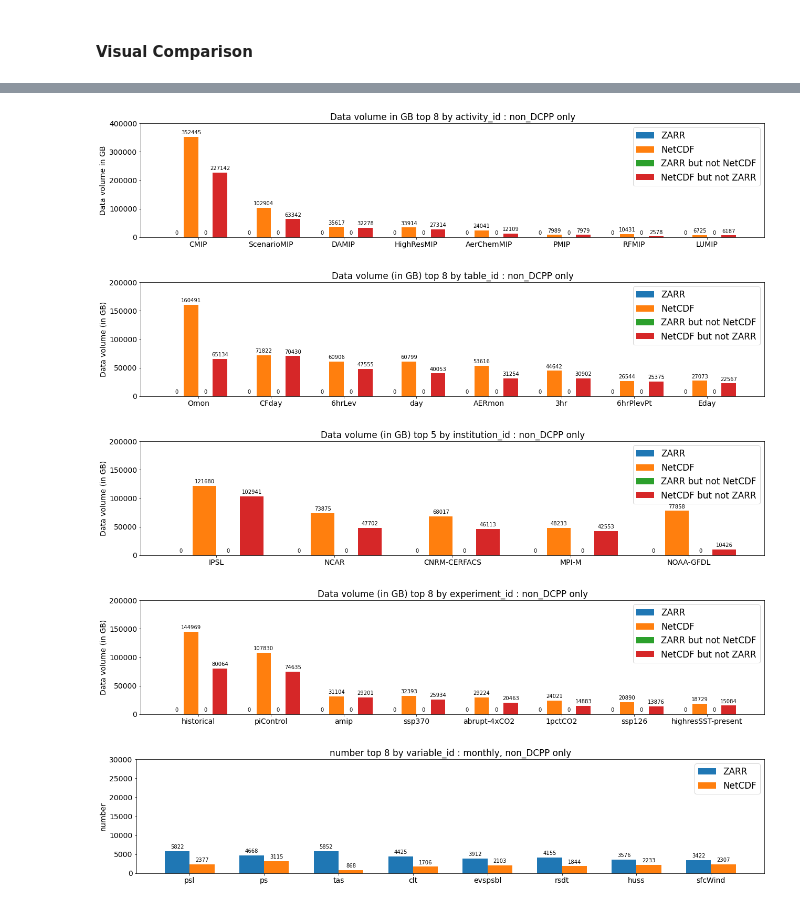
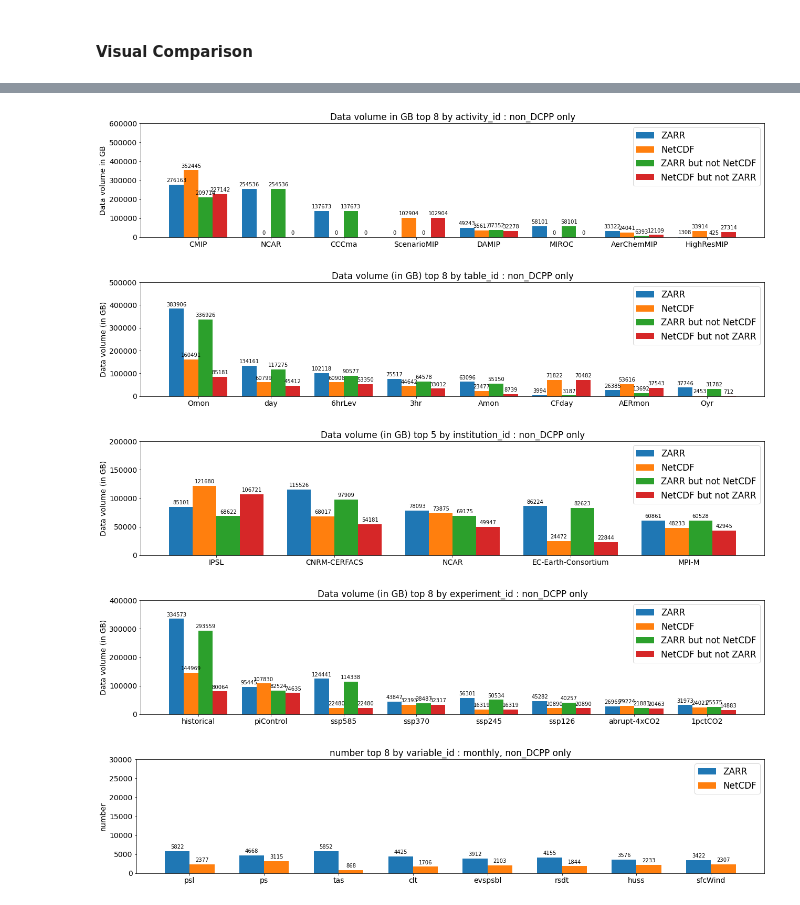
Before and after one commit to aradhakrishnanGFDL/gfdl-aws-analysis, a Jupyter notebook: examples/a1r-CompareAWS-NCvsZarr.ipynb, the cells around one changed output, grey strips where cells are left out. Drawn from its saved outputs; the diff is of its cells as text; code cells hidden in the pictures.

Commit message:
size comparison incorporated, uses dd and parquet

```diff
--- a/examples/a1r-CompareAWS-NCvsZarr.ipynb
+++ b/examples/a1r-CompareAWS-NCvsZarr.ipynb
@@ -216,3 +149,0 @@ dnetcdf['activity_id'] = dnetcdf.apply(lambda row: row.zstore.split('s3://esgf-w
-# %%
-#dnetcdf['vstore'] = dnetcdf.apply(lambda row: '/'.join((row.path.split('s3://esgf-world/CMIP6')[-1].split('/')[0:-1])), axis = 1)
-dnetcdf['vstore'] = dnetcdf.apply(lambda row: '/'.join((row.zstore,row.version)), axis = 1)
@@ -229,3 +150,12 @@ dNC = dnetcdf[dnetcdf.activity_id != 'DCPP']
+# %%
+dnetcdf['activity_id'] = dnetcdf.apply(lambda row: row.zstore.split('s3://esgf-world/CMIP6')[-1].split('/')[1], axis = 1)
+dnetcdf = dnetcdf.rename(columns={"mip_table": "table_id","institute":"institution_id","variable":"variable_id"})
+dzarr['activity_id'] = dzarr.apply(lambda row: row.zstore.split('s3://cmip6-pds/CMIP6')[-1].split('/')[1], axis = 1)
+dcpp_nc = len(dnetcdf[dnetcdf.activity_id == 'DCPP'])
+dcpp_zarr = len(dzarr[dzarr.activity_id == 'DCPP'])
+#We are not accounting for DCPP at this time since the definition of a dataset is yet to be determined here.
+dZR = dzarr[dzarr.activity_id != 'DCPP']
+dNC = dnetcdf[dnetcdf.activity_id != 'DCPP']
 # %%
 m = dZR.merge(dNC, on='zstore', how='outer', suffixes=['', '_'], indicator=True)
 dnot_NC = m[m._merge=='left_only']
@@ -234,22 +164,14 @@ m = dZR.merge(dNC, on='zstore', how='outer', suffixes=['_', ''], indicator=True)
 dnot_ZR = m[m._merge=='right_only']
 
 dZRnNC = dnot_NC[['activity_id', 'institution_id', 'source_id', 'experiment_id',
-       'member_id', 'table_id', 'variable_id', 'grid_label', 'zstore',
-       'dcpp_init_year', 'version', 'status', 'severity', 'issue_url',
+       'member_id', 'table_id', 'variable_id', 'grid_label', 'zstore','version',
        'vstore','size']]
 
 dNCnZR = dnot_ZR[['activity_id', 'institution_id', 'source_id', 'experiment_id',
-       'member_id', 'table_id', 'variable_id', 'grid_label', 'zstore',
-       'dcpp_init_year', 'version', 'status', 'severity', 'issue_url',
+       'member_id', 'table_id', 'variable_id', 'grid_label', 'zstore','version',
        'vstore','size']]
 
-'''
-print('For all activities other than DCPP:')
-print('AWS-zarr:  ', len(dZR),'datasets')
-print('AWS-netcdf:', len(dNC),'datasets')
-print('zarrs with no matching netcdfs:',len(dZRnNC),'datasets')
-print('netcdfs with no matching zarrs: ',len(dNCnZR),'datasets')
-'''
+
 aws_zarr= len(dZR)
 aws_nc = len(dNC)
 zarr_MissingNC = len(dZRnNC)
@@ -315,7 +232,7 @@ def autolabel(ax,rects):
                     textcoords="offset points",
                     ha='center', va='bottom',fontsize=10)
 # %%
-def plot_facet(df_dict,facet='table_id',top_n=8,ymax=300000,ylabel='number',title_add='',units='g'):
+def plot_facet(df_dict,facet='table_id',top_n=8,ymax=300000,ylabel='number',title_add='',units='t'):
     labels = df_dict.keys()
     stables = set()
     for label in labels:
@@ -331,7 +248,7 @@ def plot_facet(df_dict,facet='table_id',top_n=8,ymax=300000,ylabel='number',titl
                 ndf = df[df[facet]==table]['size'].sum()
                 ndf = round(bytesto(ndf,units))
             else:
-                ndf = df[df[facet]==table].vstore.nunique()
+                ndf = df[df[facet]==table].zstore.nunique()
             nvdf += [ndf]
         vdfs[label] = nvdf
 
@@ -391,15 +308,15 @@ plot_facet(df_dict,facet='experiment_id',ymax=100000,ylabel='Number of datasets'
 # %%
 df_dict_size = {'ZARR':dZR,'NetCDF':dNC,'ZARR but not NetCDF':dZRnNC,'NetCDF but not ZARR':dNCnZR}
 
-plot_facet(df_dict_size,facet='activity_id',ymax=400000, ylabel='Data volume in GB',title_add = ' : non_DCPP only',units='g')
-plot_facet(df_dict_size,facet='table_id',ymax=200000,ylabel="Data volume (in GB)",title_add = ' : non_DCPP only',units='g')
+plot_facet(df_dict_size,facet='activity_id',ymax=600000, ylabel='Data volume in GB',title_add = ' : non_DCPP only',units='g')
+plot_facet(df_dict_size,facet='table_id',ymax=500000,ylabel="Data volume (in GB)",title_add = ' : non_DCPP only',units='g')
 plot_facet(df_dict_size,facet='institution_id',top_n=5,ymax=200000,ylabel="Data volume (in GB)",title_add = ' : non_DCPP only',units='g')
-plot_facet(df_dict_size,facet='experiment_id',ymax=200000,ylabel="Data volume (in GB)",title_add = ' : non_DCPP only',units='g')
+plot_facet(df_dict_size,facet='experiment_id',ymax=400000,ylabel="Data volume (in GB)",title_add = ' : non_DCPP only',units='g')
 # %% [output]
-[figure, old version]
+[figure, new version]
-[figure, old version]
+[figure, new version]
-[figure, old version]
+[figure, new version]
-[figure, old version]
+[figure, new version]
 # %%
 dZRm = dZR[dZR.table_id.str.contains('mon')]
 dNCm = dNC[dNC.table_id.str.contains('mon')]
```
Also changed, not shown: parts of 47 cells of this notebook.
